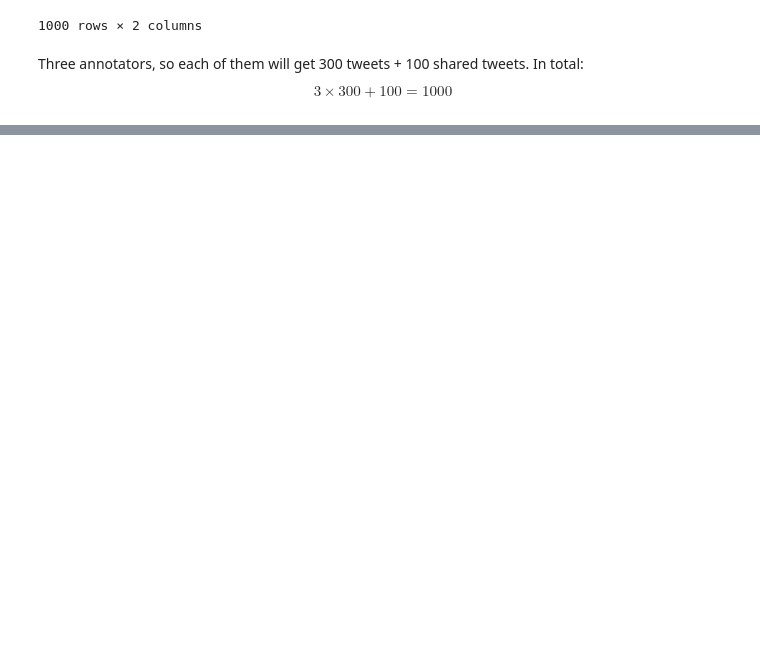
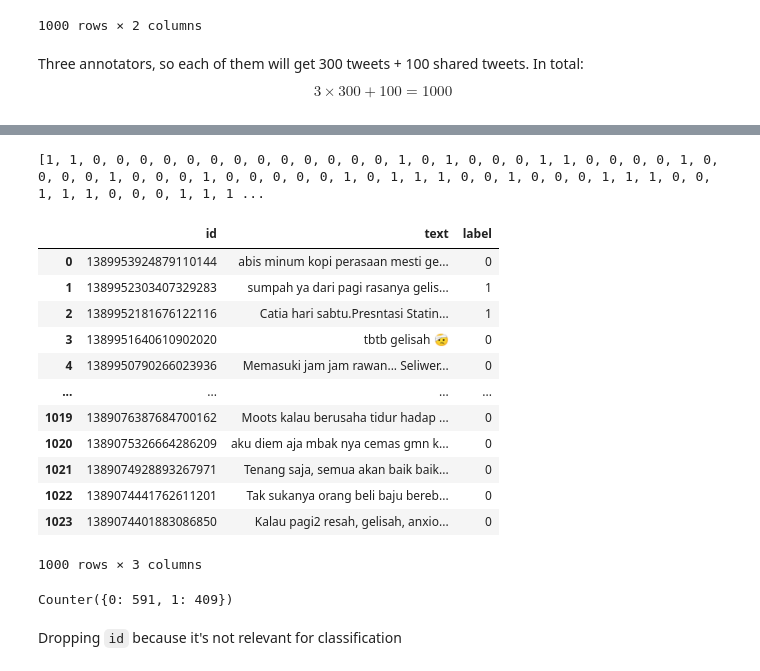
Before and after one commit to b21-cap0029/bangkit-capstone, a Jupyter notebook: ml/dataset/annotator/annotate_split.ipynb, the cells around one changed output, grey strips where cells are left out. Drawn from its saved outputs; the diff is of its cells as text; code cells hidden in the pictures; blank space fills up the shorter version.

Commit message:
Merge and create DATD and DATD+Rand dataset

```diff
--- a/ml/dataset/annotator/annotate_split.ipynb
+++ b/ml/dataset/annotator/annotate_split.ipynb
@@ -58,0 +82,63 @@ share.to_csv('share.csv', index=False)
+# %%
+rshare = []
+
+# three annotators, so tie is not possible
+for i in range(len(rshare1)):
+  zero = 0
+  one = 0
+  if rshare1[i] == 0:
+    zero += 1
+  else:
+    one += 1
+
+  if rshare2[i] == 0:
+    zero += 1
+  else:
+    one += 1
+
+  if rshare3[i] == 0:
+    zero += 1
+  else:
+    one += 1
+
+  if zero > one:
+    rshare.append(0)
+  else:
+    rshare.append(1)
+
+print(rshare)
+# %% [output]
+[1, 1, 0, 0, 0, 0, 0, 0, 0, 0, 0, 0, 0, 0, 0, 1, 0, 1, 0, 0, 0, 1, 1, 0, 0, 0, 0, 1, 0, 0, 0, 0, 1, 0, 0, 0, 1, 0, 0, 0, 0, 0, 1, 0, 1, 1, 1, 0, 0, 1, 0, 0, 0, 1, 1, 1, 0, 0, 1, 1, 1, 0, 0, 0, 1, 1, 1 ...
+# %%
+annotated_share = share.assign(label=rshare)
+# %%
+annotated_split1 = split1.assign(label=rsplit1)
+annotated_split2 = split2.assign(label=rsplit2)
+annotated_split3 = split3.assign(label=rsplit3)
+# %%
+annotated_dataset = pd.concat([annotated_split1, annotated_split2, annotated_split3, annotated_share], axis=0)
+# %%
+annotated_dataset
+# %% [output]
+|  | id | text | label |
+| 0 | 1389953924879110144 | abis minum kopi perasaan mesti ge... | 0 |
+| 1 | 1389952303407329283 | sumpah ya dari pagi rasanya gelis... | 1 |
+| 2 | 1389952181676122116 | Catia hari sabtu.Presntasi Statin... | 1 |
+| 3 | 1389951640610902020 | tbtb gelisah 🤕 | 0 |
+| 4 | 1389950790266023936 | Memasuki jam jam rawan... Seliwer... | 0 |
+| ... | ... | ... | ... |
+| 1019 | 1389076387684700162 | Moots kalau berusaha tidur hadap ... | 0 |
+| 1020 | 1389075326664286209 | aku diem aja mbak nya cemas gmn k... | 0 |
+| 1021 | 1389074928893267971 | Tenang saja, semua akan baik baik... | 0 |
+| 1022 | 1389074441762611201 | Tak sukanya orang beli baju bereb... | 0 |
+| 1023 | 1389074401883086850 | Kalau pagi2 resah, gelisah, anxio... | 0 |
+1000 rows × 3 columns
+# %%
+from collections import Counter
+
+label_counter = Counter(annotated_dataset['label'])
+print(label_counter)
+# %% [output]
+Counter({0: 591, 1: 409})
+# %% [markdown]
+Dropping `id` because it's not relevant for classification
```
Also changed, not shown: parts of 19 cells of this notebook, 2 other files.
